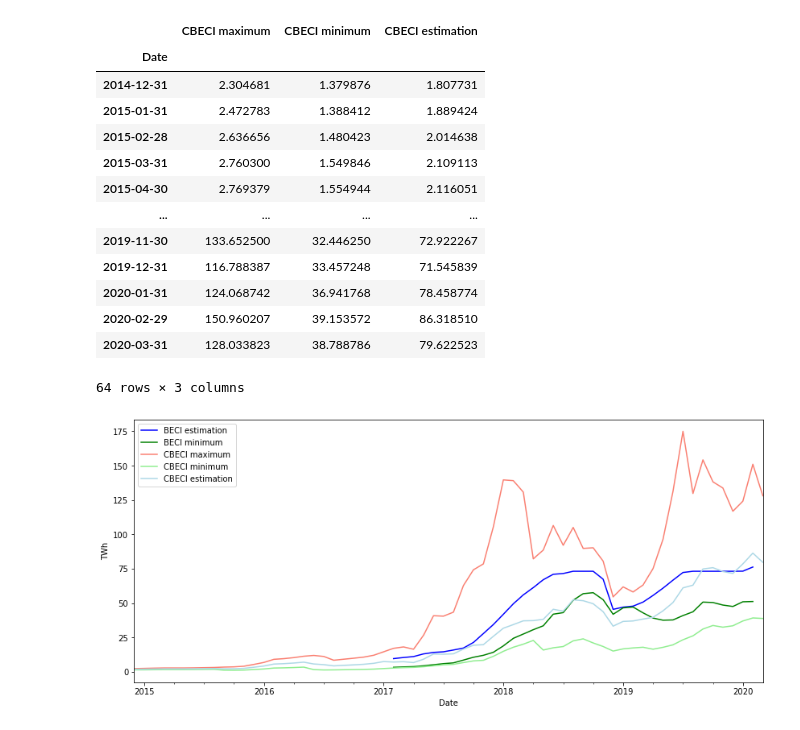
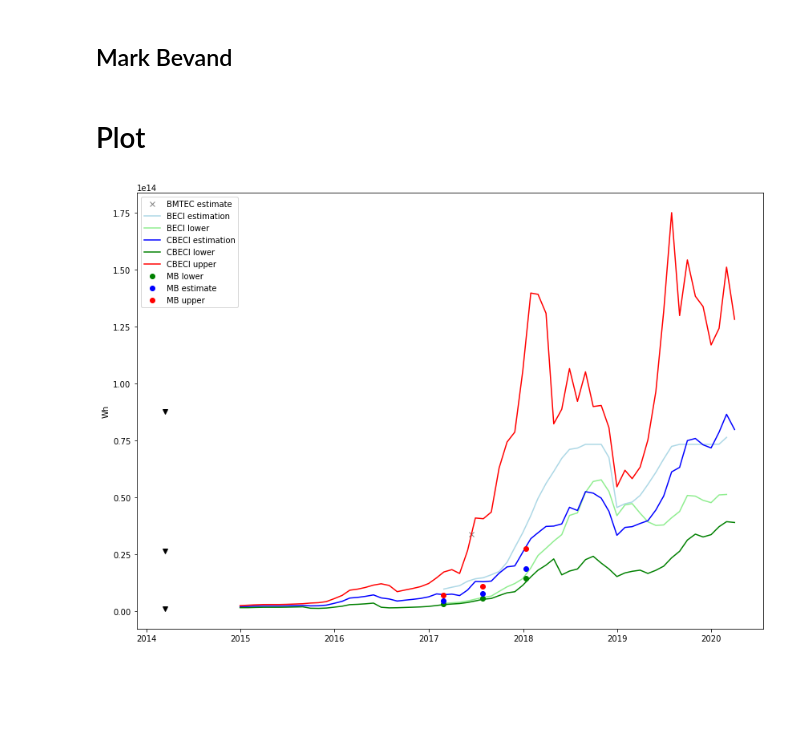
Before and after one commit to Lukasdeloose/sustainable_blockchain, a Jupyter notebook: data_analysis/benchmark.ipynb, the cells around one changed output. Cells and saved outputs as stored; diff of their text form; code cells hidden in the pictures; blank space fills up the shorter version.

```diff
--- a/data_analysis/benchmark.ipynb
+++ b/data_analysis/benchmark.ipynb
@@ -8,0 +25,3 @@ import matplotlib.pyplot as plt
+# %%
+BMTEC_date = datetime.datetime(2017, 6, 15)
+BMTEC_estimate = 33.56*T
@@ -11,4 +32,5 @@ BECI = pd.read_csv('data/BECI_TWh.csv')
 BECI['Date'] = pd.to_datetime(BECI['Date'])
 BECI = BECI.set_index('Date')
 BECI_avg = BECI.groupby(pd.Grouper(freq='M')).mean()
-BECI_avg = BECI_avg.rename(columns={'Estimated TWh per Year': 'BECI estimation', 'Minimum TWh per Year': 'BECI minimum'})
+BECI_avg = BECI_avg.rename(columns={'Estimated TWh per Year': 'estimation', 'Minimum TWh per Year': 'lower'})
+BECI_avg = BECI_avg*T
@@ -15,30 +39,45 @@ BECI_avg = BECI_avg.rename(columns={'Estimated TWh per Year': 'BECI estimation',
 # %%
 CBECI = pd.read_csv('data/CBECI.csv')
-CBECI = CBECI.rename(columns={'Date and Time': 'Date', 'MAX': 'CBECI maximum', 'MIN': 'CBECI minimum', 'GUESS': 'CBECI estimation'})
+CBECI = CBECI.rename(columns={'Date and Time': 'Date', 'MAX': 'upper', 'MIN': 'lower', 'GUESS': 'estimation'})
 CBECI['Date'] = pd.to_datetime(CBECI['Date'])
 CBECI = CBECI.set_index('Date')
 CBECI = CBECI.drop(columns=['Timestamp'])
 CBECI_avg = CBECI.groupby(pd.Grouper(freq='M')).mean()
-CBECI_avg
+CBECI_avg = CBECI_avg*T
-# %% [output]
-|  | CBECI maximum | CBECI minimum | CBECI estimation |
-| Date |  |  |  |
-| 2014-12-31 | 2.304681 | 1.379876 | 1.807731 |
-| 2015-01-31 | 2.472783 | 1.388412 | 1.889424 |
-| 2015-02-28 | 2.636656 | 1.480423 | 2.014638 |
-| 2015-03-31 | 2.760300 | 1.549846 | 2.109113 |
-| 2015-04-30 | 2.769379 | 1.554944 | 2.116051 |
-| ... | ... | ... | ... |
-| 2019-11-30 | 133.652500 | 32.446250 | 72.922267 |
-| 2019-12-31 | 116.788387 | 33.457248 | 71.545839 |
-| 2020-01-31 | 124.068742 | 36.941768 | 78.458774 |
-| 2020-02-29 | 150.960207 | 39.153572 | 86.318510 |
-| 2020-03-31 | 128.033823 | 38.788786 | 79.622523 |
-64 rows × 3 columns
-# %%
-ax = BECI_avg.plot(figsize=(14,6), color=['blue', 'green'])
-CBECI_avg.plot(ax=ax, color=['salmon','lightgreen','lightblue'])
-plt.ylabel('TWh')
-plt.show()
-# %% [output]
-[figure, removed]
+# %% [markdown]
+## Mark Bevand
+# %%
+dates = [datetime.datetime(2017, 2, 26), datetime.datetime(2017,7,28), datetime.datetime(2018,1,11)]
+MB = pd.DataFrame({'lower': [2.85, 5.61, 14.19], 'estimate': [4.43, 7.6, 18.4], 'upper': [6.78,10.93,27.47]}, index=dates)
+MB = MB*T
+# %% [markdown]
+# Plot
+# %%
+plt.figure(figsize=(14,10))
+
+# BMEF
+for value in BMEF.values():
+    plt.plot(BMEF_date, value, 'v', color='black')
+
+plt.plot(BMTEC_date,BMTEC_estimate, 'x', color='grey', label = 'BMTEC estimate')
+
+# BECI
+plt.plot(BECI_avg['estimation'], color = 'lightblue', label='BECI estimation')
+plt.plot(BECI_avg['lower'], color = 'lightgreen', label='BECI lower')
+
+# CBECI
+plt.plot(CBECI_avg['estimation'], color='blue',label='CBECI estimation')
+plt.plot(CBECI_avg['lower'], color='green',label='CBECI lower')
+plt.plot(CBECI_avg['upper'], color='red',label='CBECI upper')
+
+# Mark Bevand
+plt.plot(MB['lower'],'go', label='MB lower')
+plt.plot(MB['estimate'],'bo', label='MB estimate')
+plt.plot(MB['upper'],'ro', label='MB upper')
+
+# Options
+plt.legend()
+plt.ylabel('Wh')
+plt.show()
+# %% [output]
+[figure, added]
```
Also changed, not shown: parts of 8 cells of this notebook, 1 other file.
